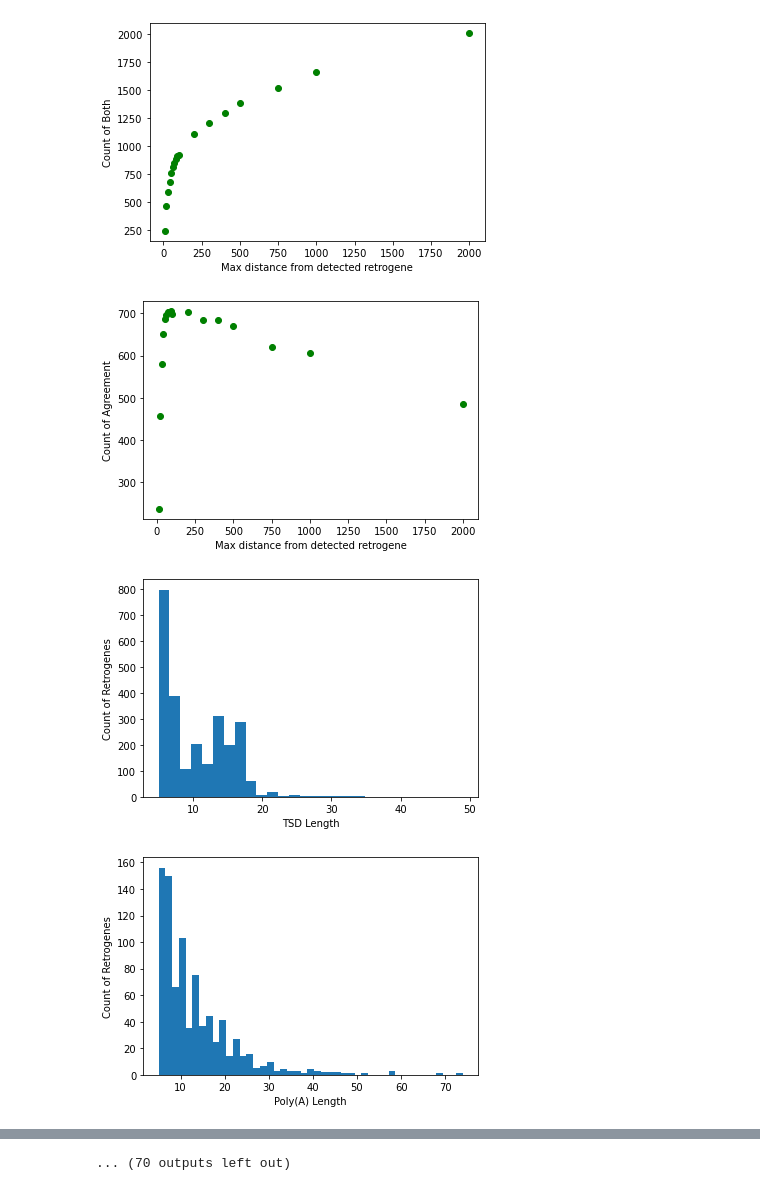
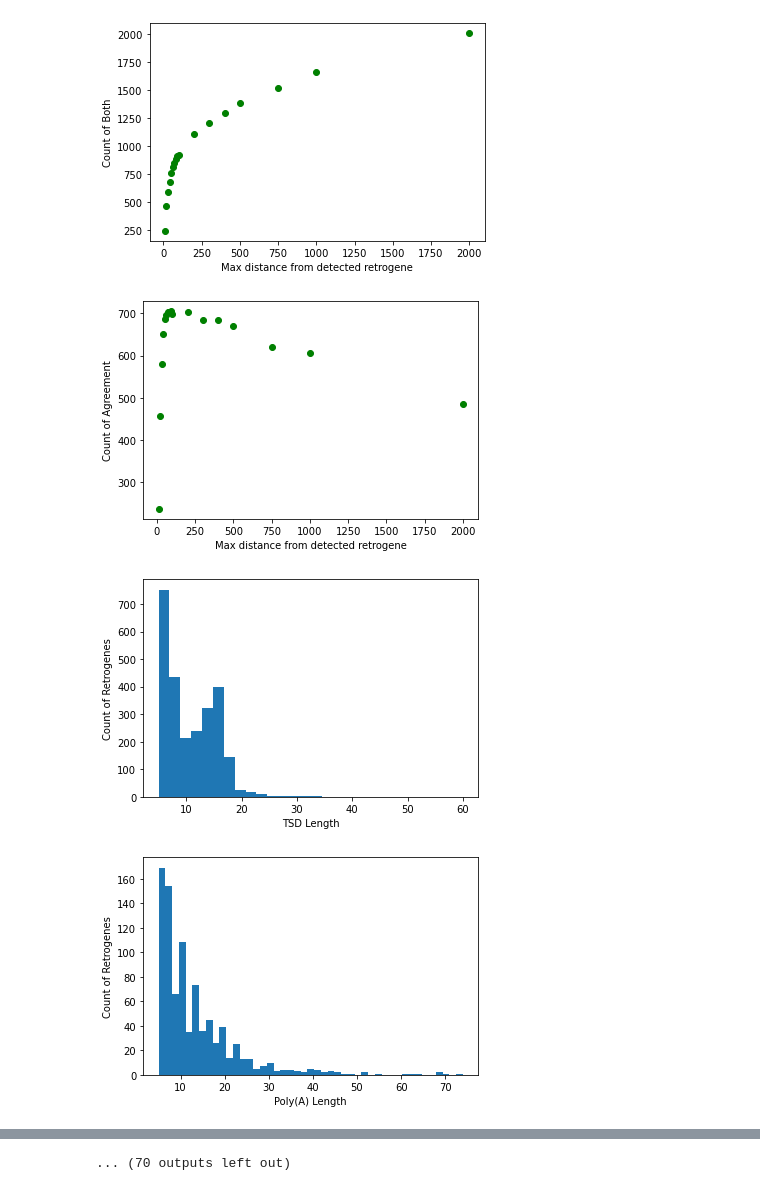
Before and after one commit to mblacksmith1996/Hallmark_Detection_Python_Scripts, a Jupyter notebook: Revamp_Processing_Output.ipynb, the cells around one changed output, grey strips where cells are left out. Saved outputs shown, nothing was run; the diff lists cells and outputs as text; code cells hidden in the pictures.

```diff
--- a/Revamp_Processing_Output.ipynb
+++ b/Revamp_Processing_Output.ipynb
@@ -143,46 +143,46 @@ for canine in canines:
         plt.show()
 
     #create histograms of feature lengths
-    plt.hist(tsd_lengths['60'],bins = 28)
+    plt.hist(tsd_lengths['70'],bins = 28)
     plt.xlabel('TSD Length')
     plt.ylabel('Count of Retrogenes')
     plt.show()
 
-    plt.hist(poly_lengths['60'],bins = 45)
+    plt.hist(poly_lengths['70'],bins = 45)
     plt.xlabel('Poly(A) Length')
     plt.ylabel('Count of Retrogenes')
     plt.show()
 
     #create final pie chart for breakdown.
     labels = ["TSD_only", 'Poly_A_Only', 'Both', 'Neither']
-    sizes = [int(real_tsd['60'][0]), int(real_poly['60'][0]), int(real_both['60'][0]), total-int(real_tsd['60'][0])-int(real_poly['60'][0])+int(real_both['60'][0])]
+    sizes = [int(real_tsd['70'][0]), int(real_poly['70'][0]), int(real_both['70'][0]), total-int(real_tsd['70'][0])-int(real_poly['70'][0])+int(real_both['70'][0])]
     fig, ax = plt.subplots()
     ax.pie(sizes, labels=labels)
     plt.show()
     os.chdir("..")
     print(final_agreements)
 # %% [output]
 china
 Retrogene_Output_dist_10.txt
 The total number of hits, poly_As, TSDs, both, and agreements are in the Retrogene_Output_dist_10.txt dataset are 2643, 714, 1154, 244, and 237(0.9713114754098361). Number of retros with at least 1 is ...
 Retrogene_Output_dist_20.txt
 The total number of hits, poly_As, TSDs, both, and agreements are in the Retrogene_Output_dist_20.txt dataset are 2643, 764, 1727, 468, and 458(0.9786324786324786). Number of retros with at least 1 is ...
 Retrogene_Output_dist_30.txt
 The total number of hits, poly_As, TSDs, both, and agreements are in the Retrogene_Output_dist_30.txt dataset are 2643, 801, 2020, 589, and 579(0.9830220713073005). Number of retros with at least 1 is ...
 Retrogene_Output_dist_40.txt
 The total number of hits, poly_As, TSDs, both, and agreements are in the Retrogene_Output_dist_40.txt dataset are 2643, 817, 2253, 682, and 652(0.9560117302052786). Number of retros with at least 1 is ...
 Retrogene_Output_dist_50.txt
 The total number of hits, poly_As, TSDs, both, and agreements are in the Retrogene_Output_dist_50.txt dataset are 2643, 841, 2417, 763, and 687(0.9003931847968545). Number of retros with at least 1 is ...
 Retrogene_Output_dist_60.txt
 ... (20 lines left out)
 The total number of hits, poly_As, TSDs, both, and agreements are in the Retrogene_Output_dist_1000.txt dataset are 2643, 1665, 2643, 1665, and 606(0.36396396396396397). Number of retros with at least ...
 Retrogene_Output_dist_2000.txt
 The total number of hits, poly_As, TSDs, both, and agreements are in the Retrogene_Output_dist_2000.txt dataset are 2643, 2007, 2643, 2007, and 486(0.242152466367713). Number of retros with at least 1 ...
 The dists with the highest number of agreement hits (raw count) is/are ['90'] with a count of 705.
 [figure]
 [figure]
 [figure]
 [figure]
 [figure]
-[figure, old version]
+[figure, new version]
-[figure, old version]
+[figure, new version]
```
Also changed, not shown: parts of 1 cell of this notebook, 1 other file.
